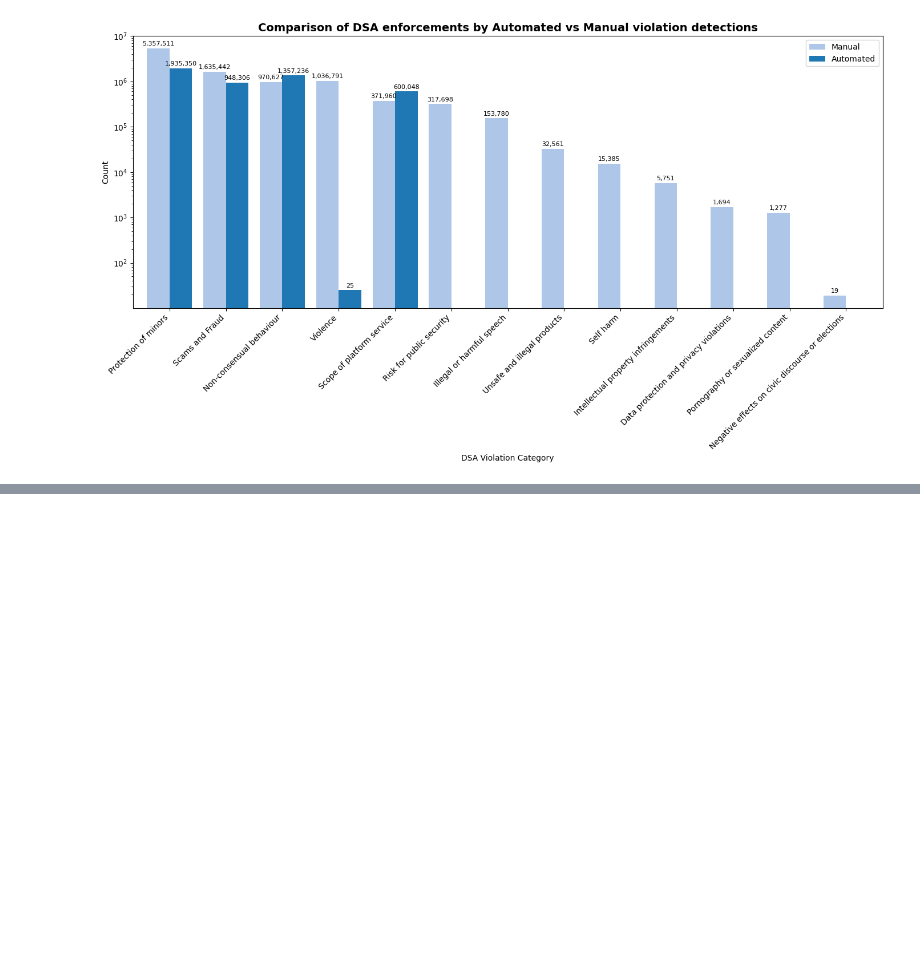
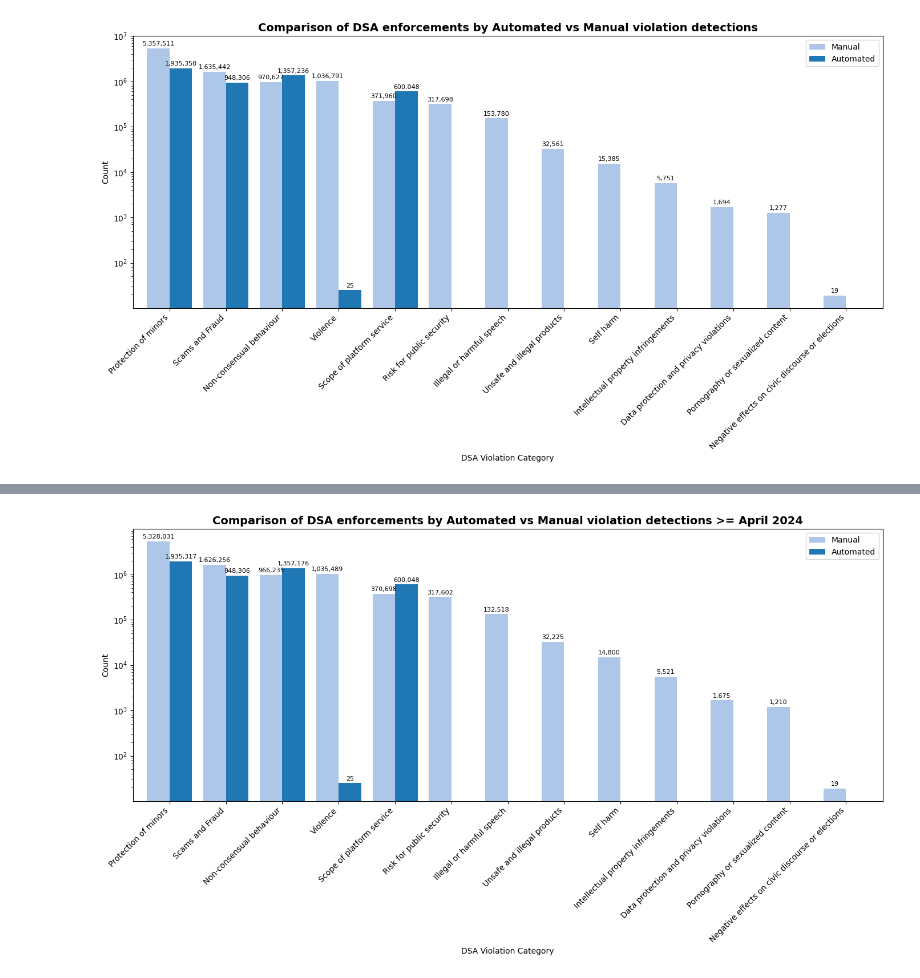
Before and after one commit to annaneliaa/discord-ccs, a Jupyter notebook: code/dsa.ipynb, the cells around one changed output, grey strips where cells are left out. Drawn from its saved outputs; the diff is of its cells as text; code cells hidden in the pictures; blank space fills up the shorter version.

```diff
--- a/code/dsa.ipynb
+++ b/code/dsa.ipynb
@@ -639,0 +810,67 @@ strong multicollinearity or other numerical problems.
+# %%
+source_df = filtered_df.copy() if not filtered_df.empty else df_copy.copy()
+
+source_df = source_df[source_df["content_date"] >= "2024-04-1"]
+
+# histogram of automated decision vs manual decision for all categories
+cmap = plt.get_cmap('tab20')
+
+# prepare cross-tab of counts
+cat_col = 'category'
+dec_col = 'automated_detection'
+ctab = pd.crosstab(
+    source_df[cat_col].astype(str).fillna('Unknown'),
+    source_df[dec_col].astype(str).fillna('Unknown')
+)
+
+top_idx = ctab.sum(axis=1).sort_values(ascending=False).index
+ctab = ctab.loc[top_idx]
+
+# ensure consistent color mapping (use first two colors)
+colors = [cmap(0), cmap(1)] if ctab.shape[1] >= 2 else [cmap(0)]
+
+# map each x tick (category) through CATEGORY_MAPPING if available
+def map_label(lbl):
+    if lbl in CATEGORY_MAPPING:
+        return CATEGORY_MAPPING[lbl]
+    key = str(lbl).strip()
+    if key.upper() in CATEGORY_MAPPING:
+        return CATEGORY_MAPPING[key.upper()]
+    return key
+
+yes_vals = {"yes", "y", "true", "automated", "automated (proactive)"}
+
+# build colors aligned with ctab.columns so the first color (cmap(0)) is used for automated
+cols = list(ctab.columns)
+colors = [cmap(0) if str(c).strip().lower() in yes_vals else cmap(1) for c in cols]
+
+fig, ax = plt.subplots(figsize=(14, 8))
+ctab.plot(kind='bar', ax=ax, color=colors, width=0.8)
+
+# map legend labels (no title) in the same column order
+legend_labels = {col: ('Automated' if str(col).strip().lower() in yes_vals else 'Manual') for col in cols}
+ax.legend(labels=[legend_labels[c] for c in cols], title=None)
+
+# Map x tick labels
+mapped_labels = [map_label(lbl) for lbl in ctab.index]
+ax.set_xticklabels(mapped_labels, rotation=45, ha='right', fontsize=10)
+
+ax.set_yscale("log")
+ax.set_ylabel('Count')
+ax.set_xlabel("DSA Violation Category")
+ax.set_title('Comparison of DSA enforcements by Automated vs Manual violation detections >= April 2024', fontsize=14, weight='bold')
+
+plt.tight_layout()
+
+# Annotate counts
+for p in ax.patches:
+    h = p.get_height()
+    if h > 0:
+        ax.annotate(f"{int(h):,}", (p.get_x() + p.get_width()/2, h),
+                    ha='center', va='bottom', fontsize=8, xytext=(0, 2),
+                    textcoords='offset points')
+
+plt.savefig("../img/automated_vs_manual_dsa_enforcements.png")
+plt.show()
+# %% [output]
+[figure, added]
```
Also changed, not shown: parts of 7 cells of this notebook, 8 other files.
